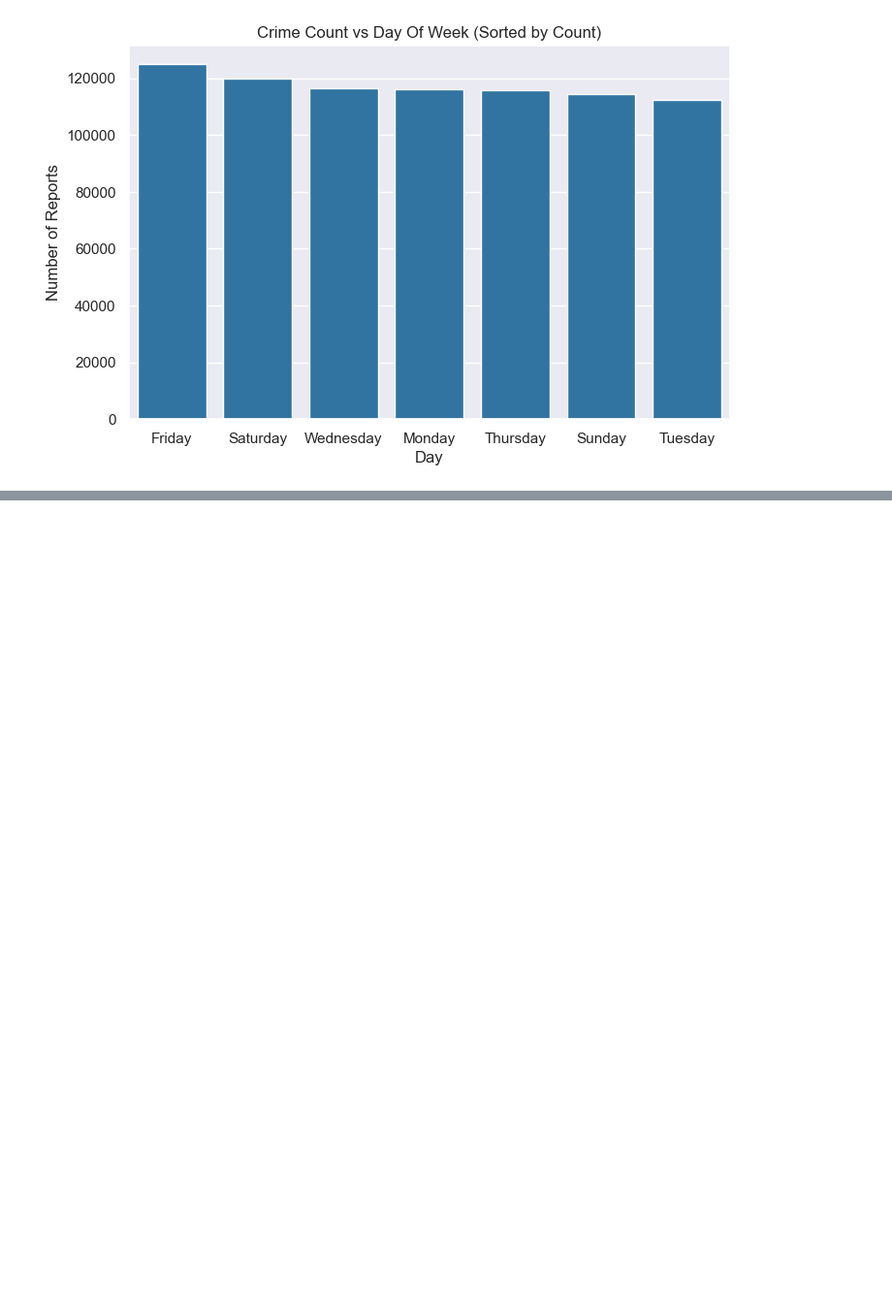
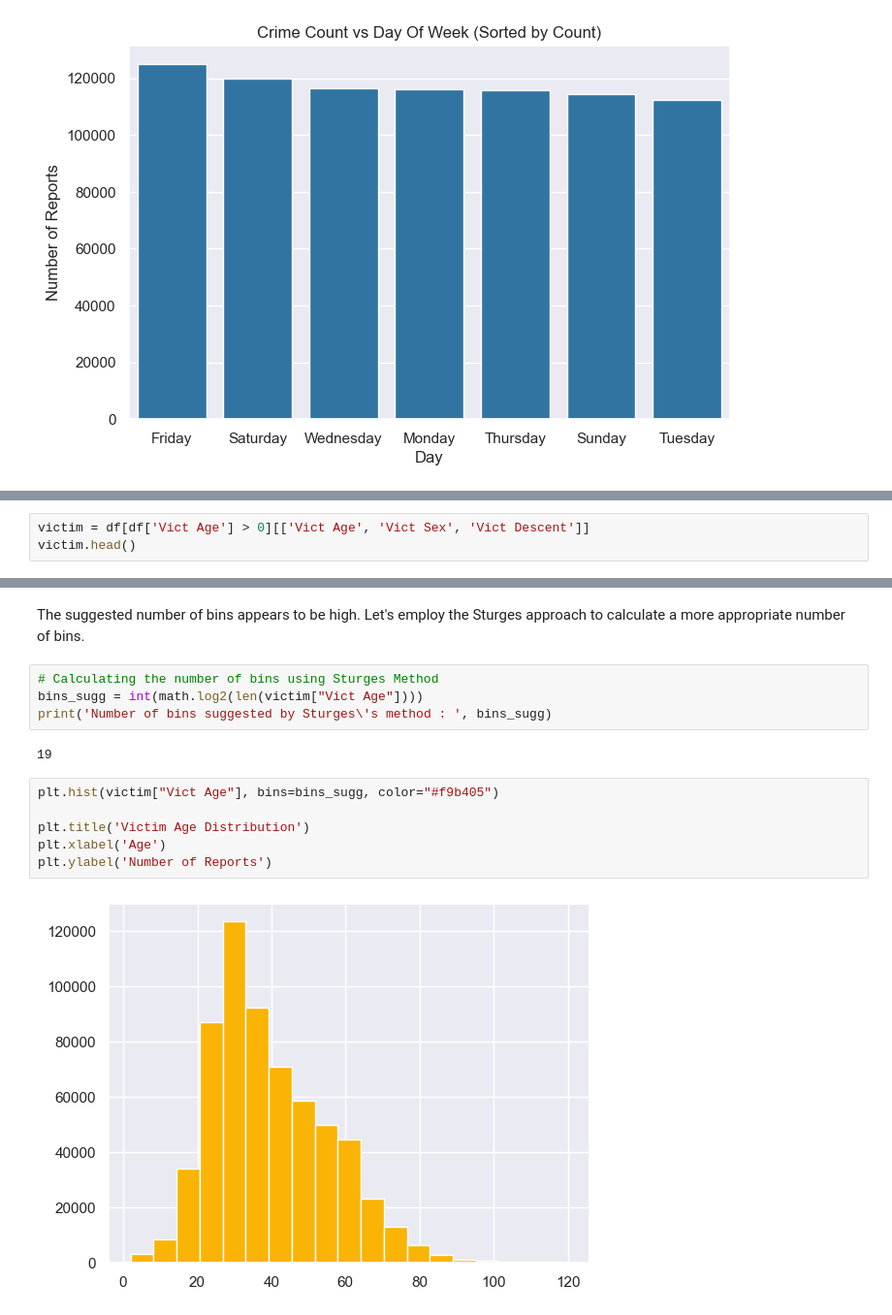
Before and after one commit to RishabhHM/Analyzing-Crime-In-LA, a Jupyter notebook: Crime_In_LA.ipynb, the cells around one changed output, grey strips where cells are left out. Shown at 97% size. Cells and saved outputs as stored; diff of their text form; blank space fills up the shorter version.

Commit message:
🚧 chore : EDA - Understanding Victim

```diff
--- a/Crime_In_LA.ipynb
+++ b/Crime_In_LA.ipynb
@@ -387,0 +397,3 @@ Text(0, 0.5, 'Number of Reports')
+# %%
+victim = df[df['Vict Age'] > 0][['Vict Age', 'Vict Sex', 'Vict Descent']]
+victim.head()
@@ -387,0 +430,16 @@ Text(0, 0.5, 'Number of Reports')
+# %% [markdown]
+The suggested number of bins appears to be high. Let's employ the Sturges approach to calculate a more appropriate number of bins.
+# %%
+# Calculating the number of bins using Sturges Method
+bins_sugg = int(math.log2(len(victim["Vict Age"])))
+print('Number of bins suggested by Sturges\'s method : ', bins_sugg)
+# %% [output]
+19
+# %%
+plt.hist(victim["Vict Age"], bins=bins_sugg, color="#f9b405")
+
+plt.title('Victim Age Distribution')
+plt.xlabel('Age')
+plt.ylabel('Number of Reports')
+# %% [output]
+[figure, added]
```
Also changed, not shown: parts of 12 cells of this notebook.
